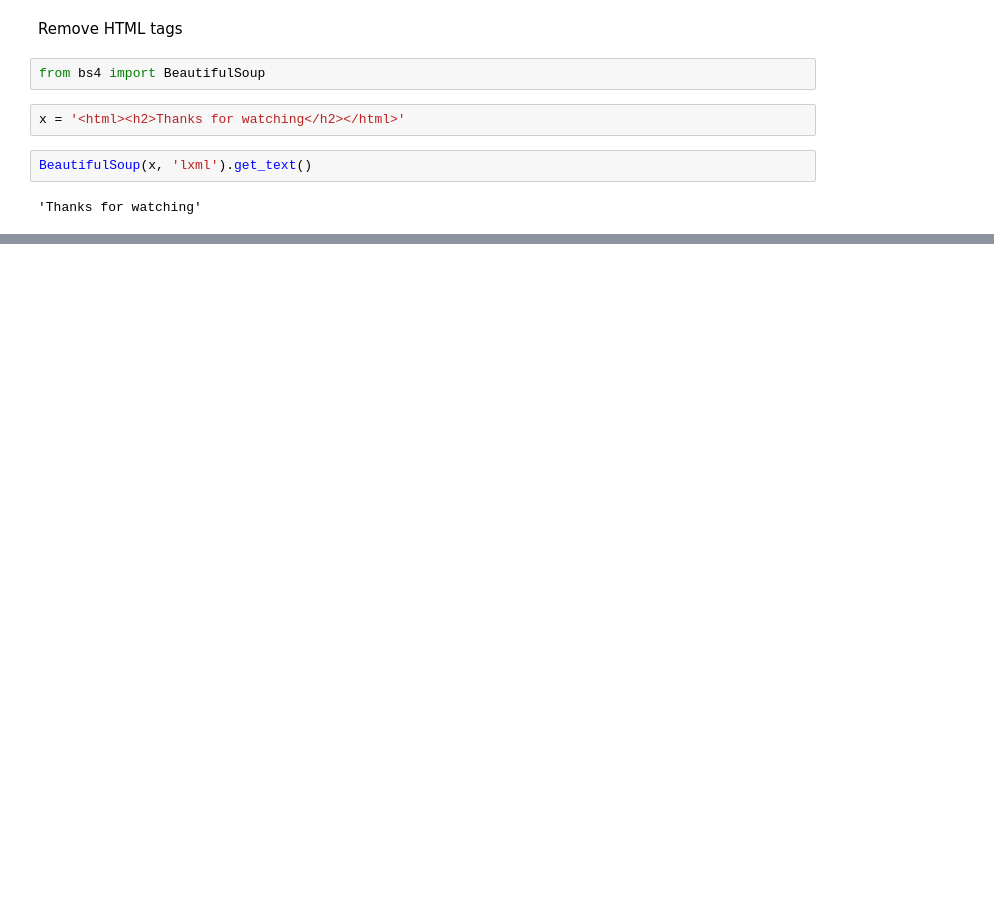
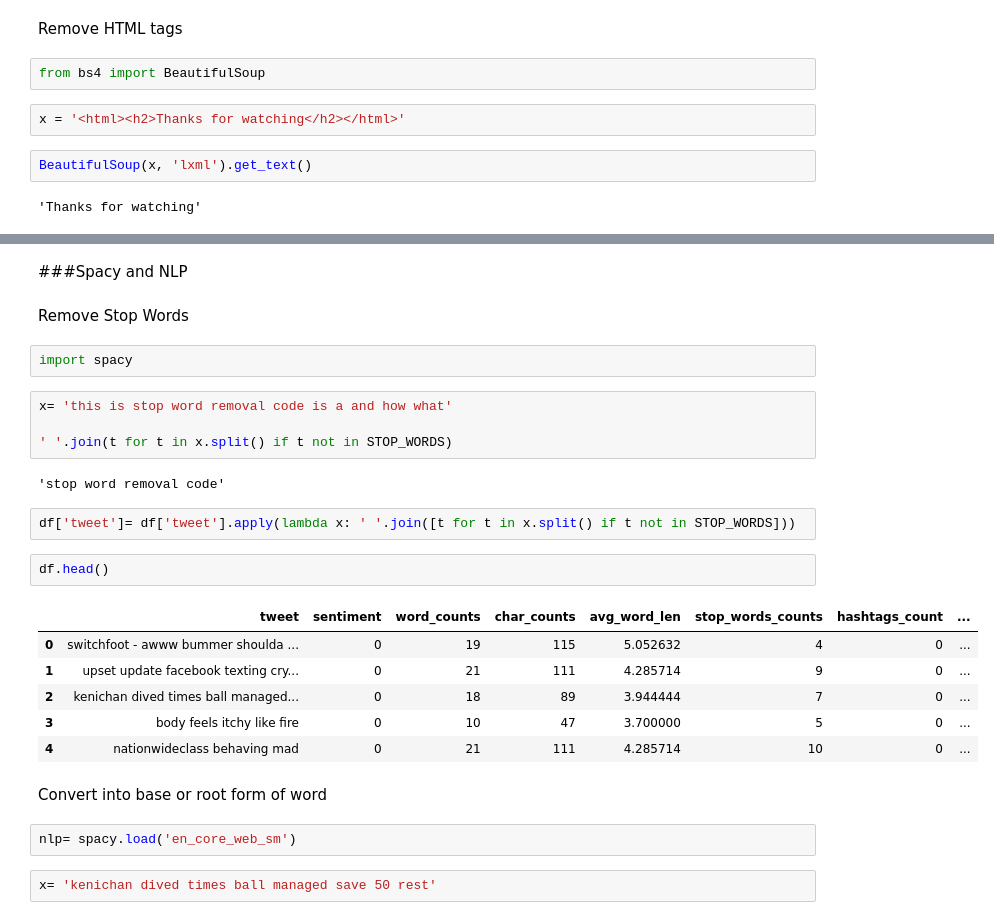
Before and after one commit to Fabiano23/NLP, a Jupyter notebook: tweeter/tweets_sentiment_classification.ipynb, the cells around one changed output, grey strips where cells are left out. Cells and saved outputs as stored; diff of their text form; blank space fills up the shorter version.

```diff
--- a/tweeter/tweets_sentiment_classification.ipynb
+++ b/tweeter/tweets_sentiment_classification.ipynb
@@ -530,0 +544,29 @@ Wall time: 17min 32s
+# %% [markdown]
+###Spacy and NLP
+# %% [markdown]
+Remove Stop Words
+# %%
+import spacy
+# %%
+x= 'this is stop word removal code is a and how what'
+
+' '.join(t for t in x.split() if t not in STOP_WORDS)
+# %% [output]
+'stop word removal code'
+# %%
+df['tweet']= df['tweet'].apply(lambda x: ' '.join([t for t in x.split() if t not in STOP_WORDS]))
+# %%
+df.head()
+# %% [output]
+|  | tweet | sentiment | word_counts | char_counts | avg_word_len | stop_words_counts | hashtags_count | ... |
+| 0 | switchfoot - awww bummer shoulda ... | 0 | 19 | 115 | 5.052632 | 4 | 0 | ... |
+| 1 | upset update facebook texting cry... | 0 | 21 | 111 | 4.285714 | 9 | 0 | ... |
+| 2 | kenichan dived times ball managed... | 0 | 18 | 89 | 3.944444 | 7 | 0 | ... |
+| 3 | body feels itchy like fire | 0 | 10 | 47 | 3.700000 | 5 | 0 | ... |
+| 4 | nationwideclass behaving mad | 0 | 21 | 111 | 4.285714 | 10 | 0 | ... |
+# %% [markdown]
+Convert into base or root form of word
+# %%
+nlp= spacy.load('en_core_web_sm')
+# %%
+x= 'kenichan dived times ball managed save 50 rest'
```
Also changed, not shown: parts of 24 cells of this notebook.
